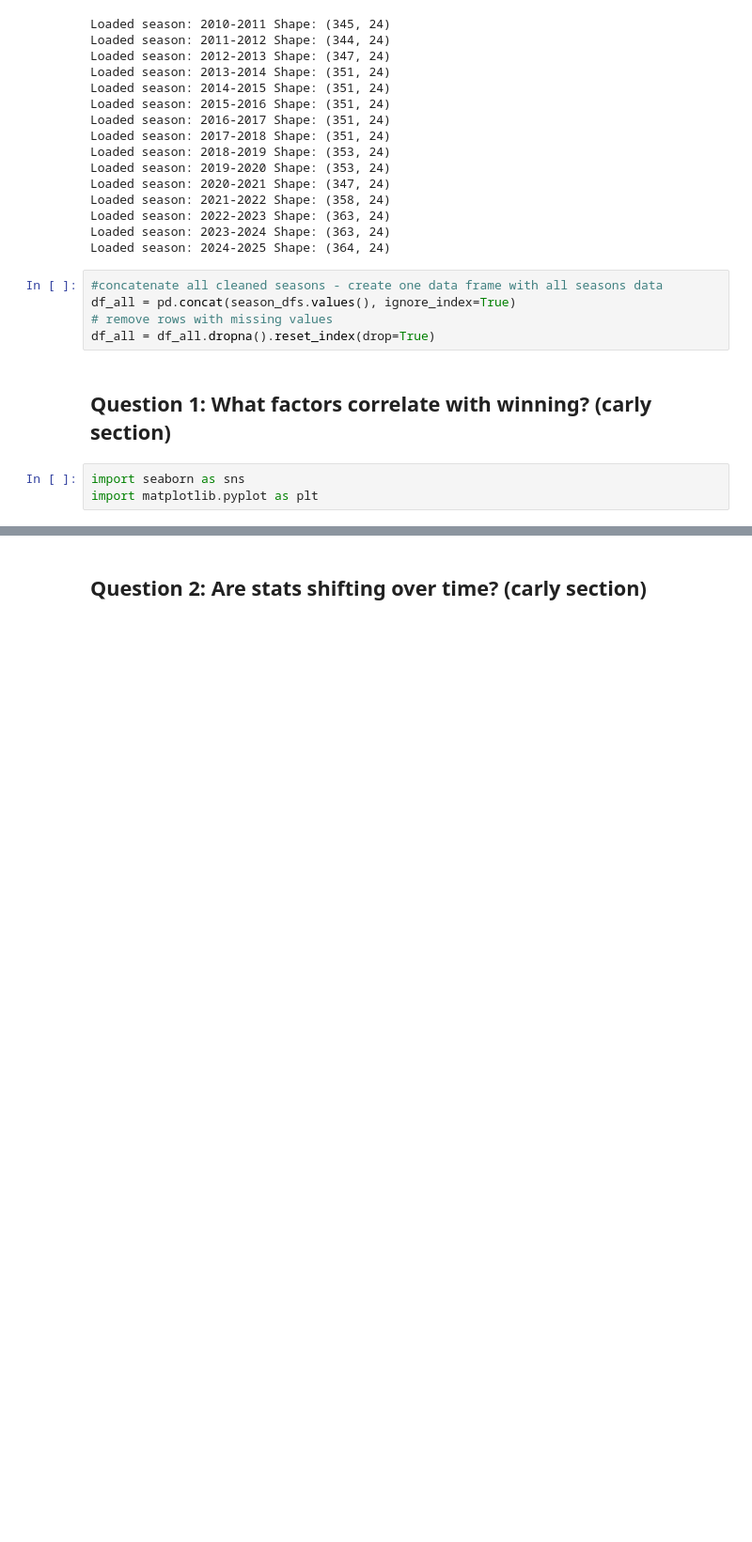
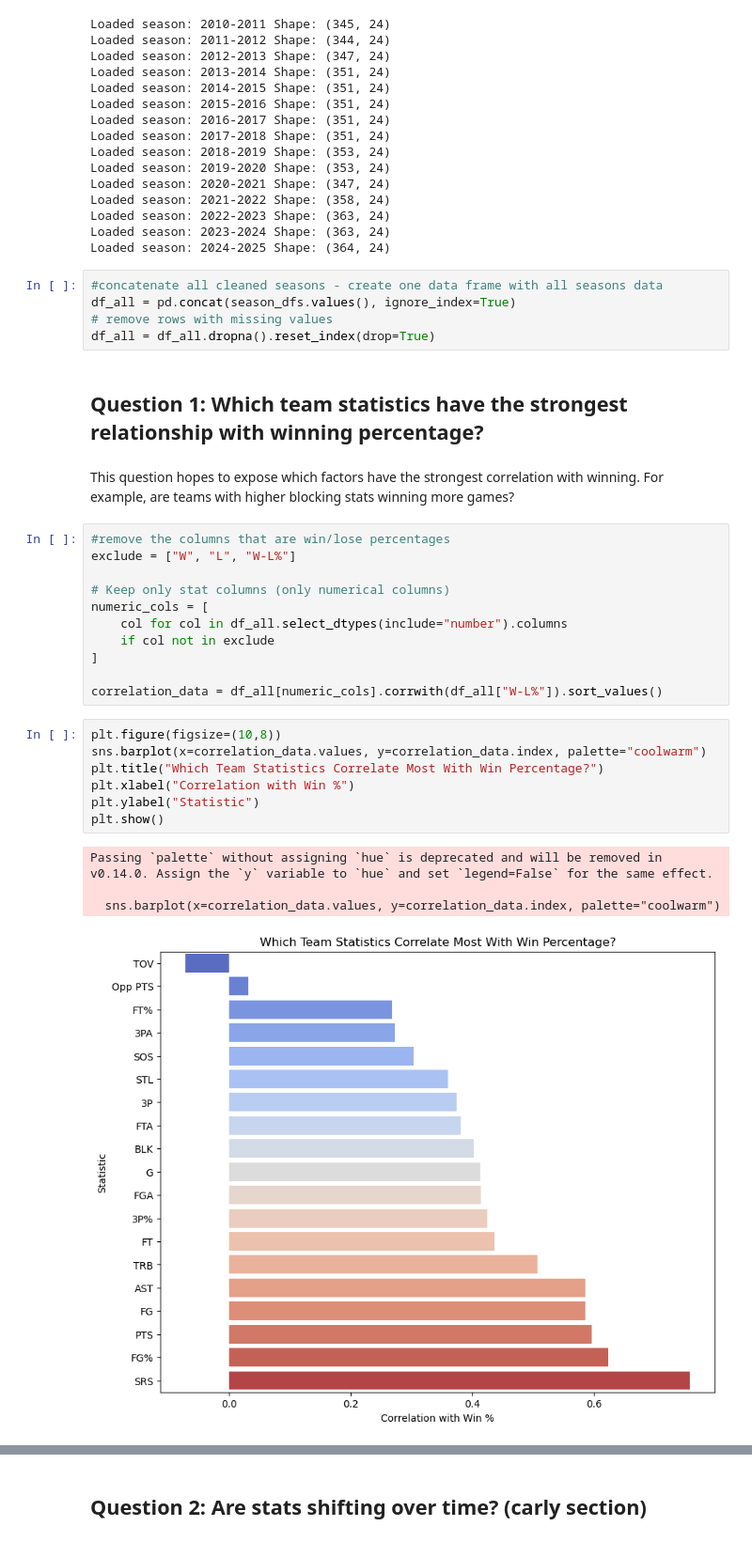
Before and after one commit to ccw0076/EDA_Project, a Jupyter notebook: eda_cbb_project.ipynb, the cells around one changed output, grey strips where cells are left out. Shown at 94% size. Saved outputs shown, nothing was run; the diff lists cells and outputs as text; blank space fills up the shorter version.

Commit message:
Question 1 completed - Carly

```diff
--- a/eda_cbb_project.ipynb
+++ b/eda_cbb_project.ipynb
@@ -159,7 +159,29 @@ df_all = pd.concat(season_dfs.values(), ignore_index=True)
 # remove rows with missing values
 df_all = df_all.dropna().reset_index(drop=True)
 # %% [markdown]
-## Question 1: What factors correlate with winning? (carly section)
+## Question 1: Which team statistics have the strongest relationship with winning percentage?
-# %%
-import seaborn as sns
-import matplotlib.pyplot as plt
+# %% [markdown]
+This question hopes to expose which factors have the strongest correlation with winning. For example, are teams with higher blocking stats winning more games?
+# %%
+#remove the columns that are win/lose percentages
+exclude = ["W", "L", "W-L%"]
+
+# Keep only stat columns (only numerical columns)
+numeric_cols = [
+    col for col in df_all.select_dtypes(include="number").columns
+    if col not in exclude
+]
+
+correlation_data = df_all[numeric_cols].corrwith(df_all["W-L%"]).sort_values()
+# %%
+plt.figure(figsize=(10,8))
+sns.barplot(x=correlation_data.values, y=correlation_data.index, palette="coolwarm")
+plt.title("Which Team Statistics Correlate Most With Win Percentage?")
+plt.xlabel("Correlation with Win %")
+plt.ylabel("Statistic")
+plt.show()
+# %% [output]
+Passing `palette` without assigning `hue` is deprecated and will be removed in v0.14.0. Assign the `y` variable to `hue` and set `legend=False` for the same effect.
+
+  sns.barplot(x=correlation_data.values, y=correlation_data.index, palette="coolwarm")
+[figure, added]
```
Also changed, not shown: parts of 12 cells of this notebook.
